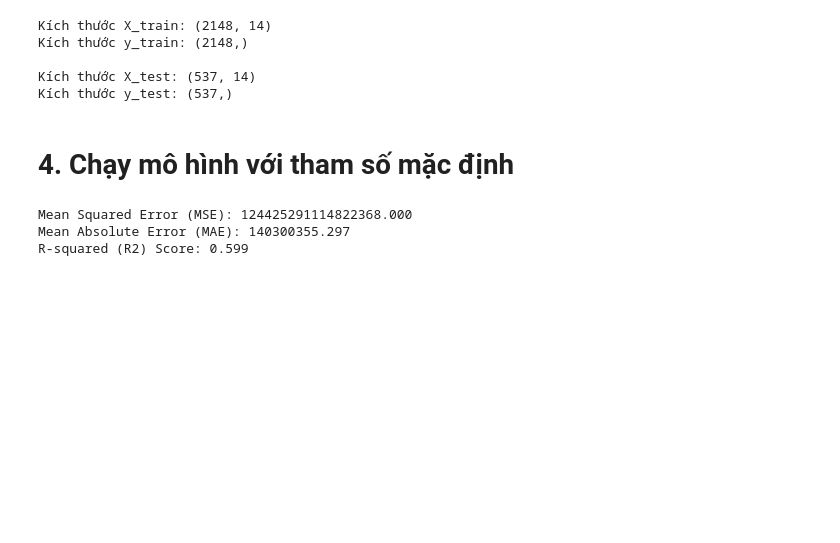
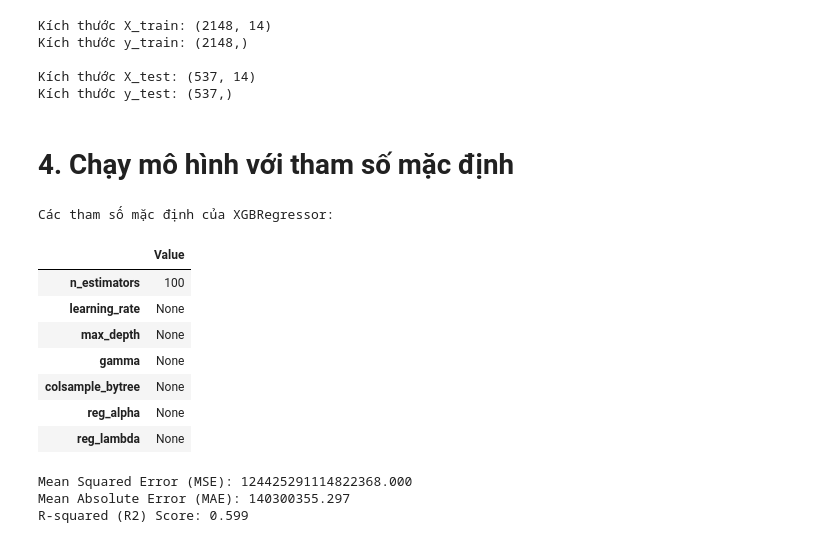
Before and after one commit to pahopu/IE224_CarPricePrediction, a Jupyter notebook: sources/model.ipynb, the cells around one changed output. Drawn from its saved outputs; the diff is of its cells as text; code cells hidden in the pictures; blank space fills up the shorter version.

```diff
--- a/sources/model.ipynb
+++ b/sources/model.ipynb
@@ -80,6 +80,41 @@ Kích thước X_test: (537, 14)
 Kích thước y_test: (537,)
 # %% [markdown]
 # 4.&nbsp;Chạy mô hình với tham số mặc định
+# %%
+# Tạo một XGBRegressor với các tham số mặc định
+xgb_res = XGBRegressor()
+
+# Xem các tham số mặc định
+default_params = xgb_res.get_params()
+
+# Chọn ra các tham số mà bạn quan tâm
+desired_params = ['n_estimators', 'learning_rate', 'max_depth', 'gamma', 'colsample_bytree', 'reg_alpha', 'reg_lambda']
+
+# Lọc các tham số mà bạn quan tâm từ tham số mặc định
+selected_default_params = {param: default_params[param] for param in desired_params}
+
+# Tạo DataFrame từ các tham số mà bạn quan tâm
+default_params_df = pd.DataFrame([selected_default_params])
+
+# Đảo ngược vị trí giữa tên tham số và giá trị
+default_params_df = default_params_df.transpose()
+
+# Đặt tên cột cho DataFrame
+default_params_df.columns = ['Value']
+
+# In ra DataFrame với tên tham số ở các dòng
+print("Các tham số mặc định của XGBRegressor:")
+default_params_df
+# %% [output]
+Các tham số mặc định của XGBRegressor:
+|  | Value |
+| n_estimators | 100 |
+| learning_rate | None |
+| max_depth | None |
+| gamma | None |
+| colsample_bytree | None |
+| reg_alpha | None |
+| reg_lambda | None |
 # %%
 # Tạo một XGBRegressor với các tham số mặc định
 xgb_res = XGBRegressor()
```
Also changed, not shown: parts of 4 cells of this notebook, 1 other file.
